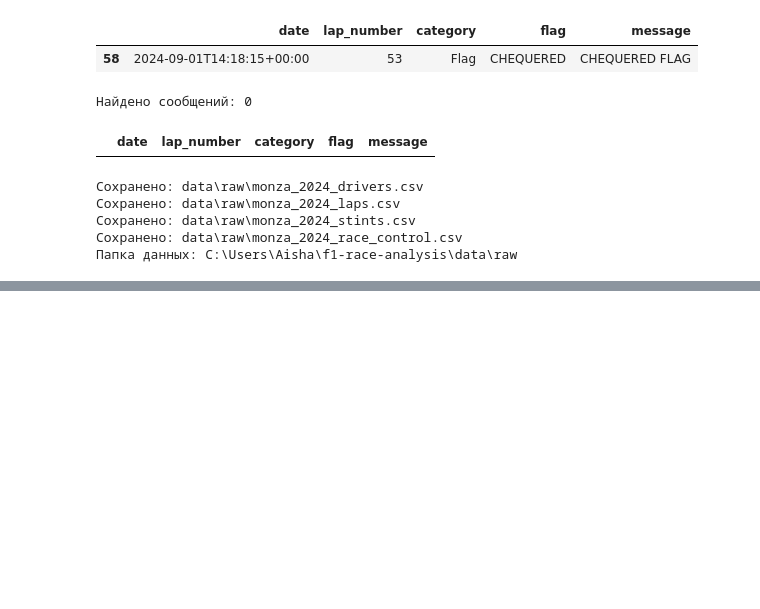
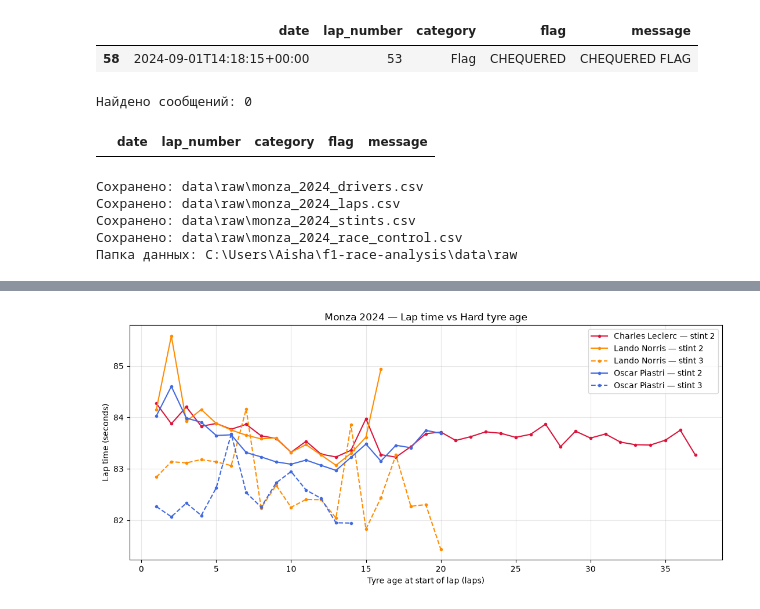
Before and after one commit to Aishendo/f1-race-analysis, a Jupyter notebook: race_analysis.ipynb, the cells around one changed output, grey strips where cells are left out. Cells and saved outputs as stored; diff of their text form; code cells hidden in the pictures; blank space fills up the shorter version.

Commit message:
Link laps to tyre stints and compare race pace

```diff
--- a/race_analysis.ipynb
+++ b/race_analysis.ipynb
@@ -453,0 +516,47 @@ print("Папка данных:", data_dir.resolve())
+# %%
+pace_with_tyres = pace_laps.merge(
+    lap_stints[[
+        "driver_number",
+        "lap_number",
+        "stint_number",
+        "compound",
+        "tyre_age_start_of_lap",
+    ]],
+    on=["driver_number", "lap_number"],
+    how="left",
+    validate="one_to_one",
+)
+
+hard_laps = pace_with_tyres.loc[
+    pace_with_tyres["compound"].eq("HARD")
+].copy()
+
+fig, ax = plt.subplots(figsize=(11, 5))
+
+for number in selected_numbers:
+    driver_laps = hard_laps.loc[
+        hard_laps["driver_number"].eq(number)
+    ]
+
+    for stint_number, stint in driver_laps.groupby("stint_number"):
+        stint = stint.sort_values("tyre_age_start_of_lap")
+
+        ax.plot(
+            stint["tyre_age_start_of_lap"],
+            stint["lap_duration"],
+            marker=".",
+            color=colors[number],
+            linestyle="--" if stint_number == 3 else "-",
+            label=f"{driver_names[number]} — stint {stint_number}",
+        )
+
+ax.set_title("Monza 2024 — Lap time vs Hard tyre age")
+ax.set_xlabel("Tyre age at start of lap (laps)")
+ax.set_ylabel("Lap time (seconds)")
+ax.legend()
+ax.grid(alpha=0.3)
+
+plt.tight_layout()
+plt.show()
+# %% [output]
+[figure, added]
```
Also changed, not shown: parts of 2 cells of this notebook.
